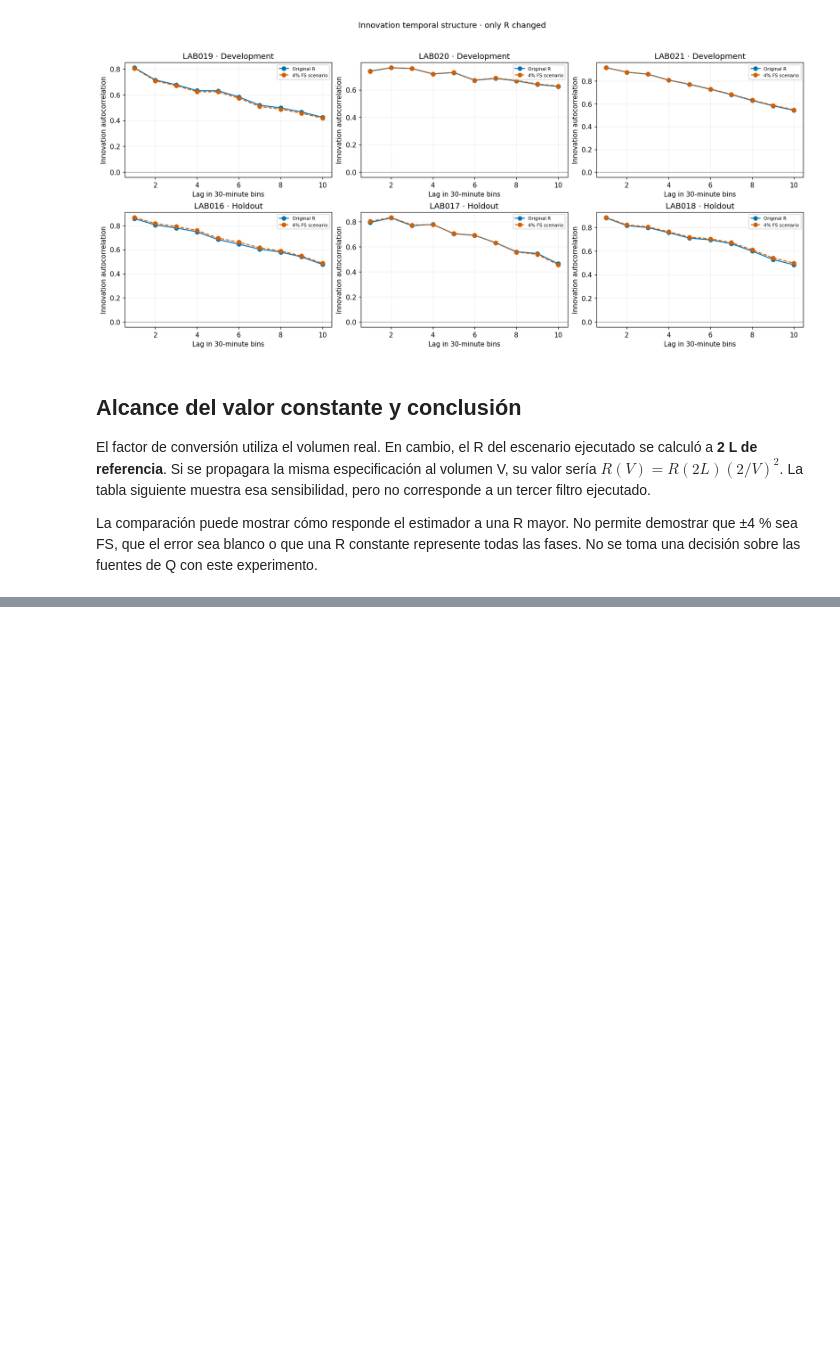
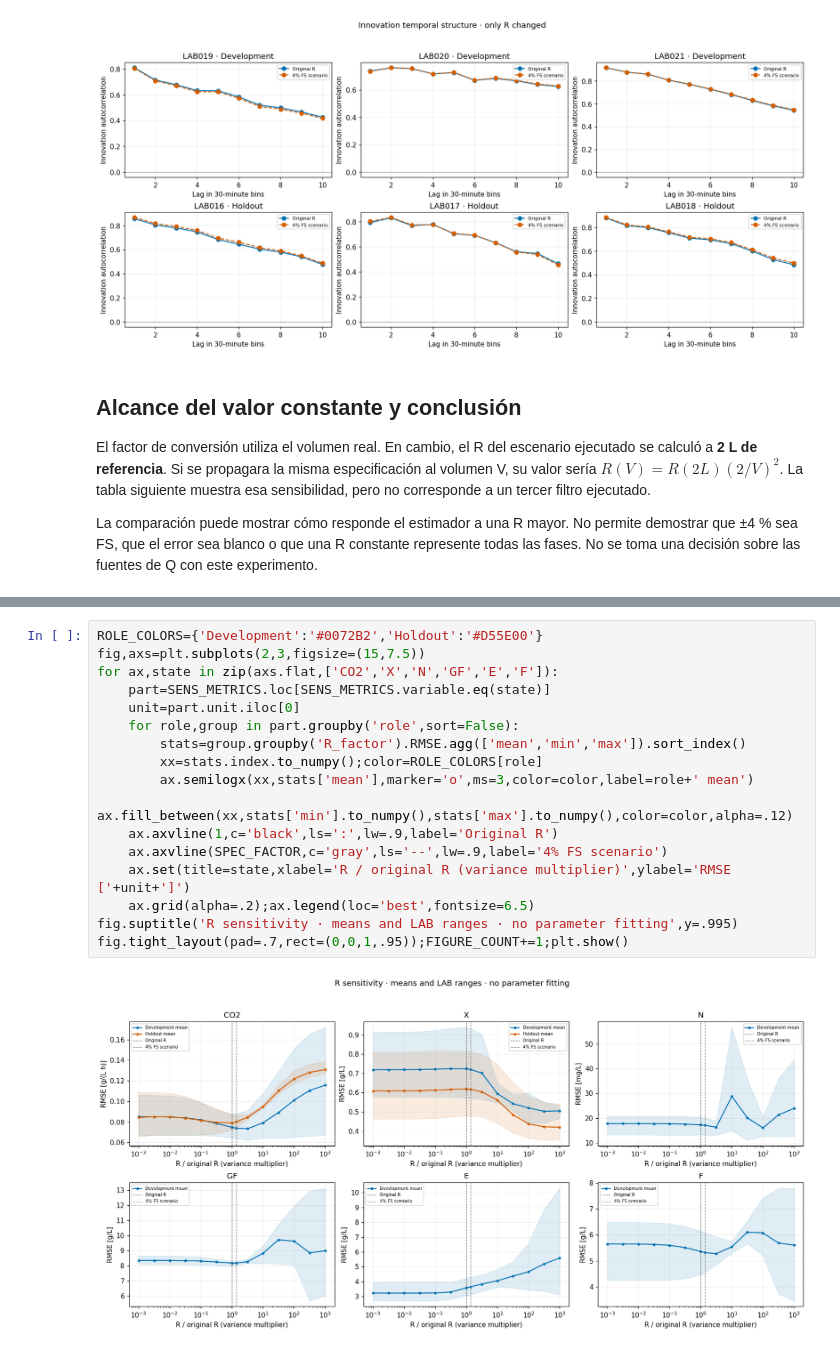
Before and after one commit to crodv/wine-fermentation, a Jupyter notebook: notebooks/EKF/kalman_analysis/02_gf_variable_solubility_R_comparison.executed.ipynb, the cells around one changed output, grey strips where cells are left out. Cells and saved outputs as stored; diff of their text form; blank space fills up the shorter version.

```diff
--- a/notebooks/EKF/kalman_analysis/02_gf_variable_solubility_R_comparison.executed.ipynb
+++ b/notebooks/EKF/kalman_analysis/02_gf_variable_solubility_R_comparison.executed.ipynb
@@ -320,0 +432,19 @@ La comparación puede mostrar cómo responde el estimador a una R mayor. No perm
+# %%
+ROLE_COLORS={'Development':'#0072B2','Holdout':'#D55E00'}
+fig,axs=plt.subplots(2,3,figsize=(15,7.5))
+for ax,state in zip(axs.flat,['CO2','X','N','GF','E','F']):
+    part=SENS_METRICS.loc[SENS_METRICS.variable.eq(state)]
+    unit=part.unit.iloc[0]
+    for role,group in part.groupby('role',sort=False):
+        stats=group.groupby('R_factor').RMSE.agg(['mean','min','max']).sort_index()
+        xx=stats.index.to_numpy();color=ROLE_COLORS[role]
+        ax.semilogx(xx,stats['mean'],marker='o',ms=3,color=color,label=role+' mean')
+        ax.fill_between(xx,stats['min'].to_numpy(),stats['max'].to_numpy(),color=color,alpha=.12)
+    ax.axvline(1,c='black',ls=':',lw=.9,label='Original R')
+    ax.axvline(SPEC_FACTOR,c='gray',ls='--',lw=.9,label='4% FS scenario')
+    ax.set(title=state,xlabel='R / original R (variance multiplier)',ylabel='RMSE ['+unit+']')
+    ax.grid(alpha=.2);ax.legend(loc='best',fontsize=6.5)
+fig.suptitle('R sensitivity · means and LAB ranges · no parameter fitting',y=.995)
+fig.tight_layout(pad=.7,rect=(0,0,1,.95));FIGURE_COUNT+=1;plt.show()
+# %% [output]
+[figure, added]
```
Also changed, not shown: parts of 11 cells of this notebook, 13 other files.
